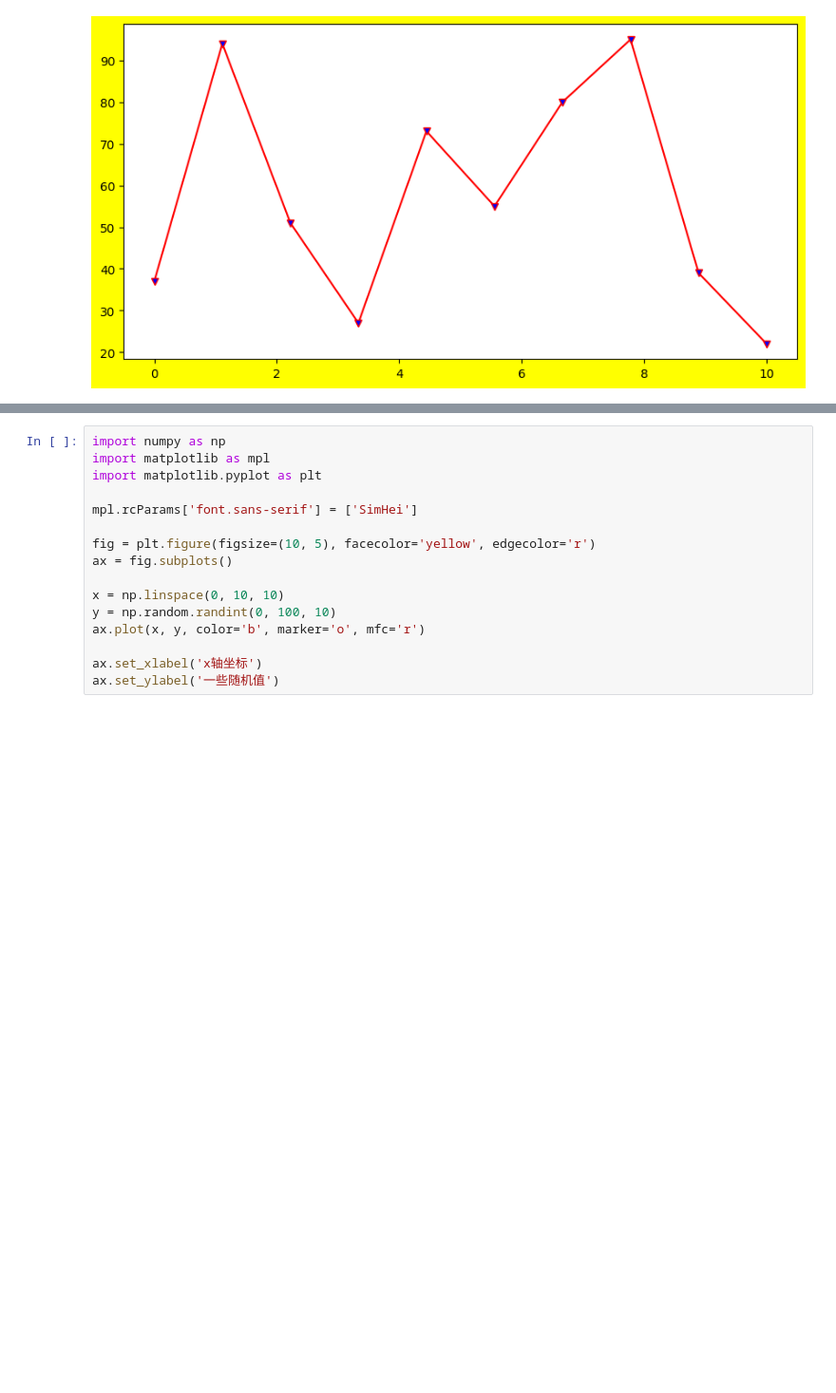
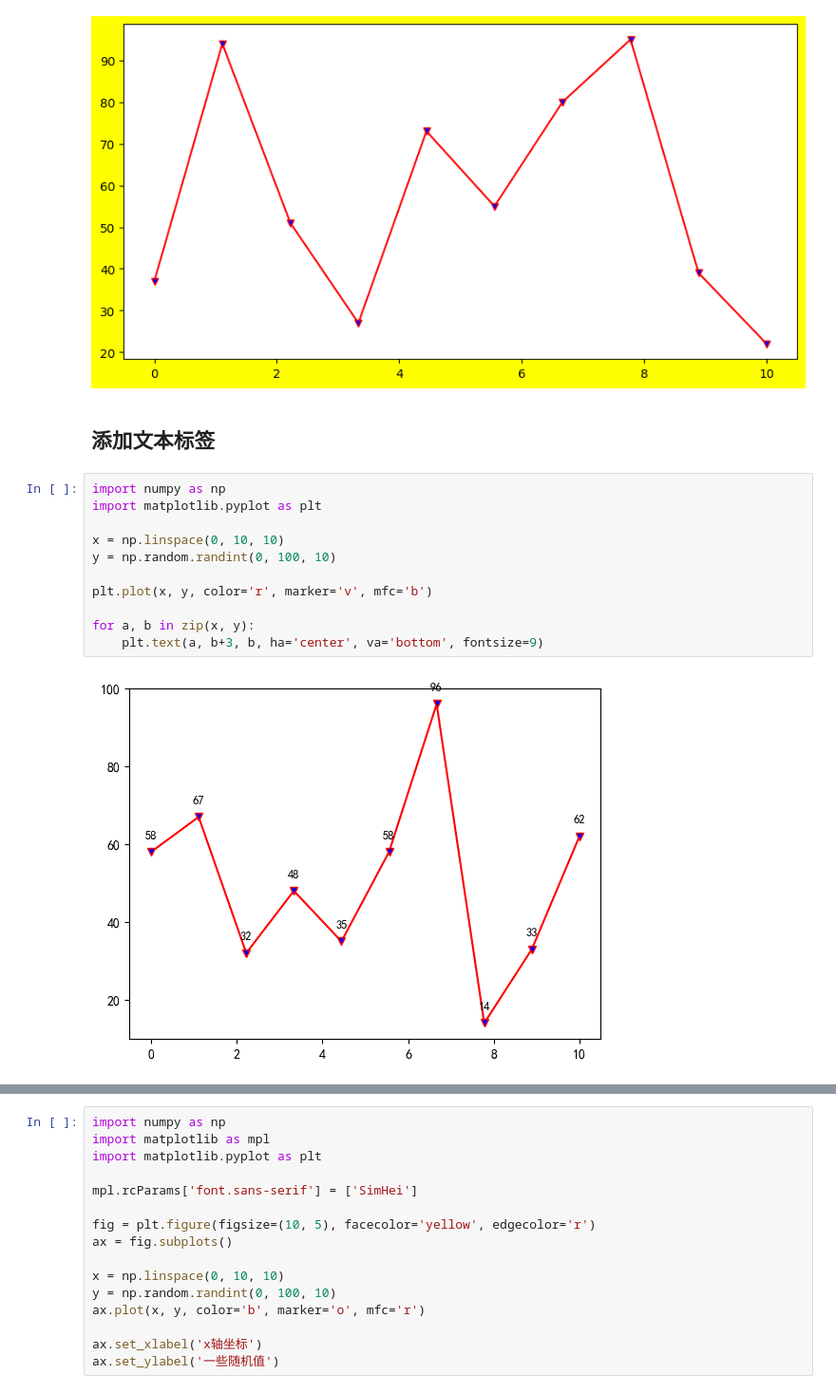
Before and after one commit to tcfh2016/knowledge-map, a Jupyter notebook: Techs/data-science/visualization/matplotlib/pyplot/matplotlib_pyplot.ipynb, the cells around one changed output, grey strips where cells are left out. Shown at 95% size. Drawn from its saved outputs; the diff is of its cells as text; blank space fills up the shorter version.

```diff
--- a/Techs/data-science/visualization/matplotlib/pyplot/matplotlib_pyplot.ipynb
+++ b/Techs/data-science/visualization/matplotlib/pyplot/matplotlib_pyplot.ipynb
@@ -58,3 +58,18 @@ ax.plot(x, y, color='r', marker='v', mfc='b')
 # %% [output]
 [<matplotlib.lines.Line2D at 0x...>]
 [figure]
+# %% [markdown]
+## 添加文本标签
+# %%
+import numpy as np
+import matplotlib.pyplot as plt
+
+x = np.linspace(0, 10, 10)
+y = np.random.randint(0, 100, 10)
+
+plt.plot(x, y, color='r', marker='v', mfc='b')
+
+for a, b in zip(x, y):
+    plt.text(a, b+3, b, ha='center', va='bottom', fontsize=9)
+# %% [output]
+[figure, added]
```
Also changed, not shown: parts of 13 cells of this notebook, 8 other files.
